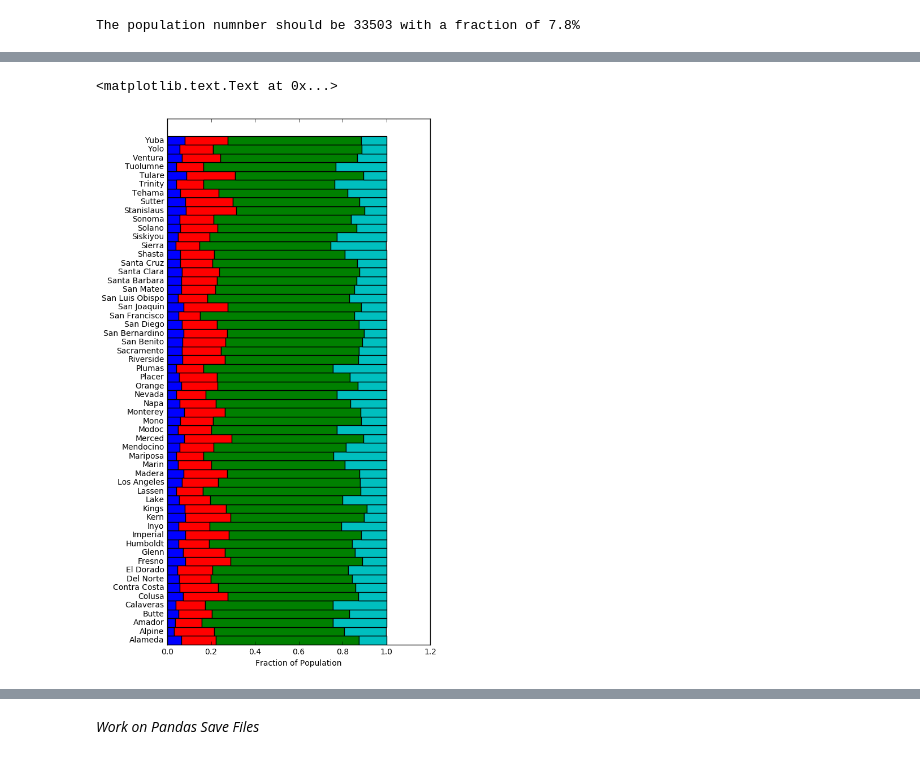
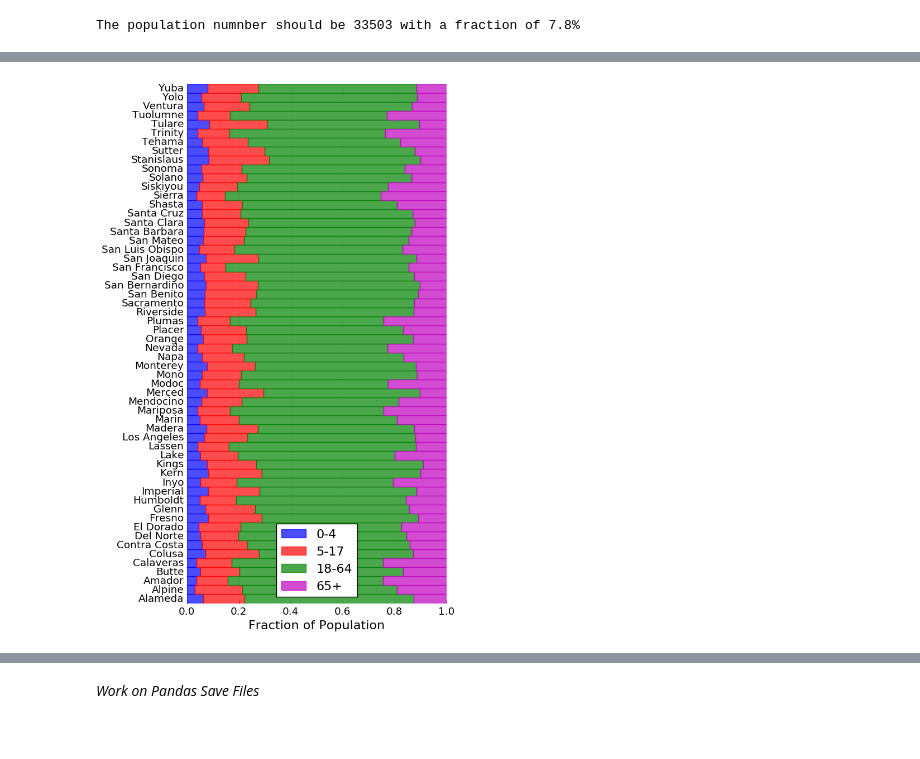
Before and after one commit to joao-r-santos/Asthma, a Jupyter notebook: Data/load county profiles.ipynb, the cells around one changed output, grey strips where cells are left out. Saved outputs shown, nothing was run; the diff lists cells and outputs as text; code cells hidden in the pictures.

```diff
--- a/Data/load county profiles.ipynb
+++ b/Data/load county profiles.ipynb
@@ -98,19 +141,36 @@ plt.xlabel('Population')
+# %%
+fracPop= []
+fracPop.append(1.*data_pop[:,0]/total)
+fracPop.append(1.*data_pop[:,1]/total)
+fracPop.append(1.*data_pop[:,2]/total)
+fracPop.append(1.*data_pop[:,3]/total)
+fracPop= np.array(fracPop)
+
+fracPop_cumsum= np.cumsum(fracPop, axis=0)
 # %%
 plt.figure(figsize=(6,12))
 ax= plt.subplot(111)
 
 inds= np.arange(N_counties)
 width= 1
 
-plt.barh(inds, 1.*data_pop[:,0]/total, height=width, color='b', label=header[0])
-plt.barh(inds, 1.*data_pop[:,1]/total, height=width, left=1.*datacumsum_pop[:,0]/total, color='r', label=header[1])
-plt.barh(inds, 1.*data_pop[:,2]/total, height=width, left=1.*datacumsum_pop[:,1]/total, color='g', label=header[2])
-plt.barh(inds, 1.*data_pop[:,3]/total, height=width, left=1.*datacumsum_pop[:,2]/total, color='c', label=header[3])
+plt.barh(inds, fracPop[0], height=width, color='b',ec='b', label=header[0],alpha=0.7)
+plt.barh(inds, fracPop[1], height=width, left=fracPop_cumsum[0], color='r',ec='r', label=header[1],alpha=0.7)
+plt.barh(inds, fracPop[2], height=width, left=fracPop_cumsum[1], color='g',ec='g', label=header[2],alpha=0.7)
+plt.barh(inds, fracPop[3], height=width, left=fracPop_cumsum[2], color='m',ec='m', label=header[3],alpha=0.7)
 
-# plt.legend()
+plt.legend()
+plt.ylim(0,N_counties)
+plt.xlim(0,1.)
+plt.grid(axis='y')
 plt.yticks(inds+0.5,counties)
+plt.xlabel('Fraction of Population')
+
 ax.yaxis.set_ticks_position('none')
-plt.xlabel('Fraction of Population')
+ax.set_frame_on(False)
+ax.xaxis.set_ticks_position('bottom')
+ax.yaxis.set_ticks_position('none')
+
+plt.savefig('PopulationFraction_byAgeGroup.png')
 # %% [output]
-<matplotlib.text.Text at 0x...>
-[figure, old version]
+[figure, new version]
```
Also changed, not shown: parts of 20 cells of this notebook, 6 other files.
